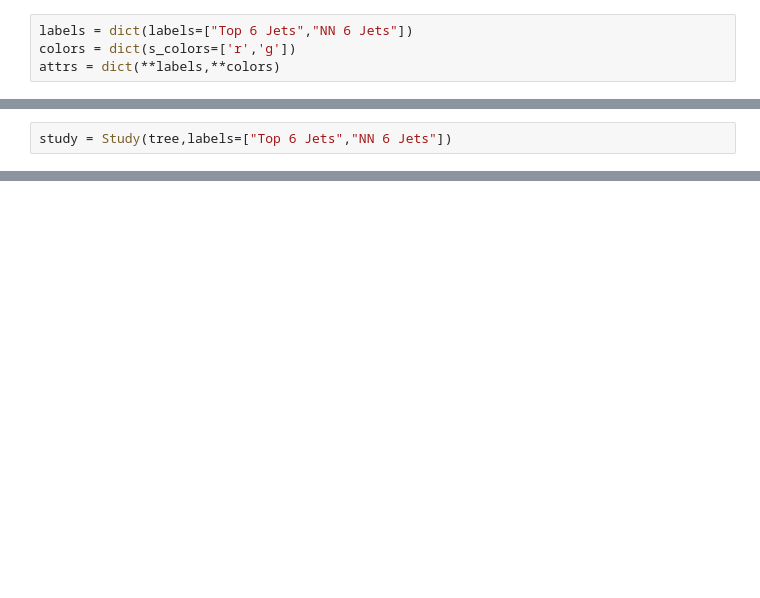
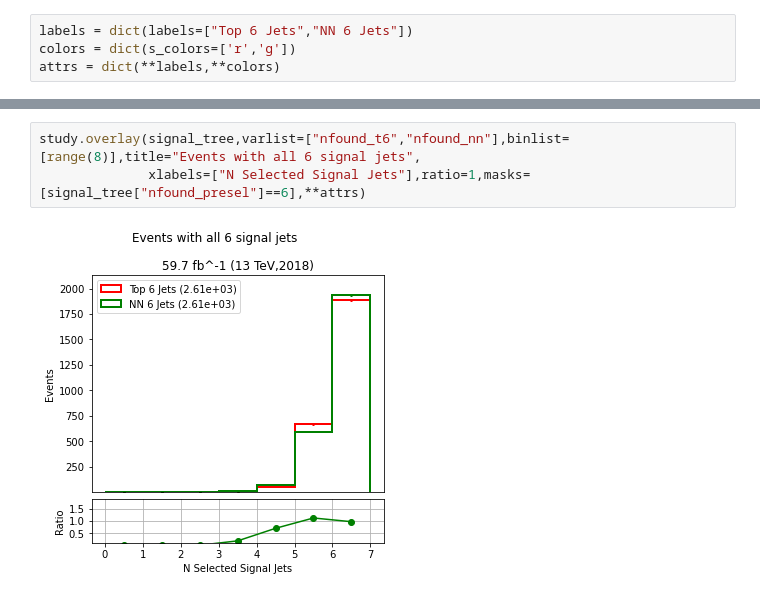
Before and after one commit to srosenzweig09/analysis, a Jupyter notebook: jupyter/nn_efficiency.ipynb, the cells around one changed output, grey strips where cells are left out. Drawn from its saved outputs; the diff is of its cells as text; blank space fills up the shorter version.

```diff
--- a/jupyter/nn_efficiency.ipynb
+++ b/jupyter/nn_efficiency.ipynb
@@ -123,2 +46,0 @@ study.overlay(signal_tree,varlist=["nfound_presel","nfound_sixb"],labels=["Top 6
-# %%
-study = Study(tree,labels=["Top 6 Jets","NN 6 Jets"])
@@ -148,0 +47,5 @@ TypeError: type object got multiple values for keyword argument 's_colors'
+# %%
+study.overlay(signal_tree,varlist=["nfound_t6","nfound_nn"],binlist=[range(8)],title="Events with all 6 signal jets",
+              xlabels=["N Selected Signal Jets"],ratio=1,masks=[signal_tree["nfound_presel"]==6],**attrs)
+# %% [output]
+[figure, added]
```
Also changed, not shown: parts of 21 cells of this notebook, 1 other file.
